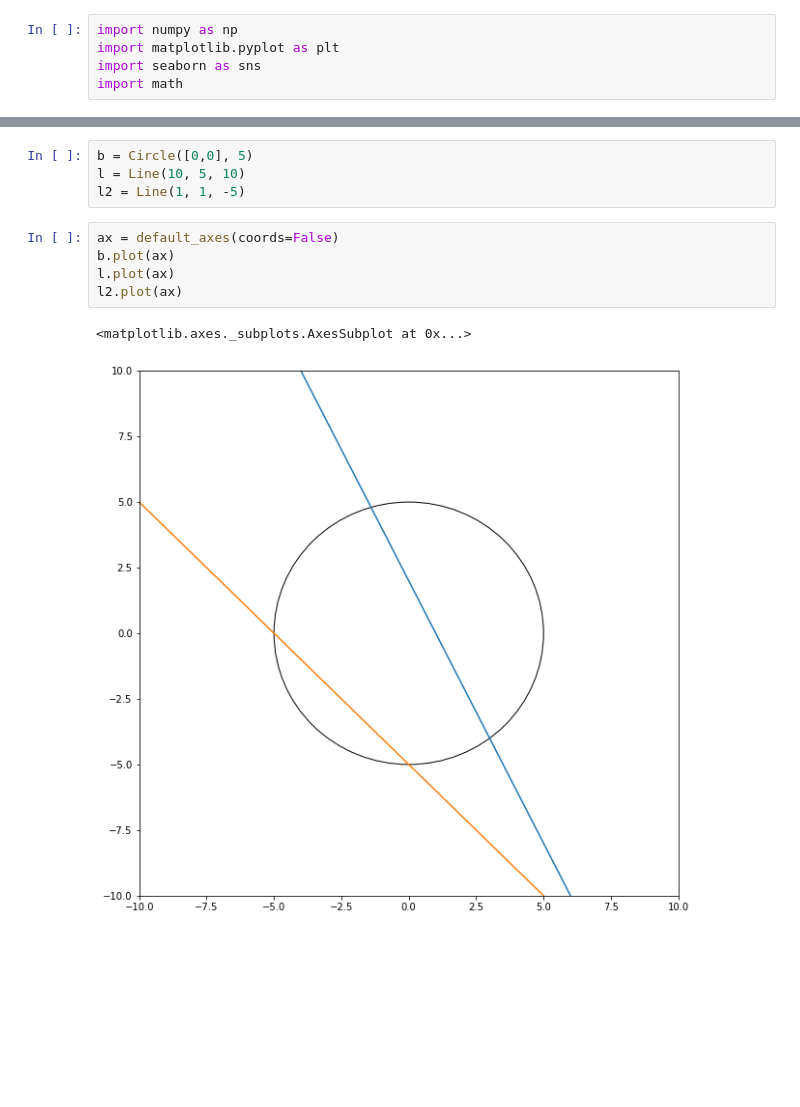
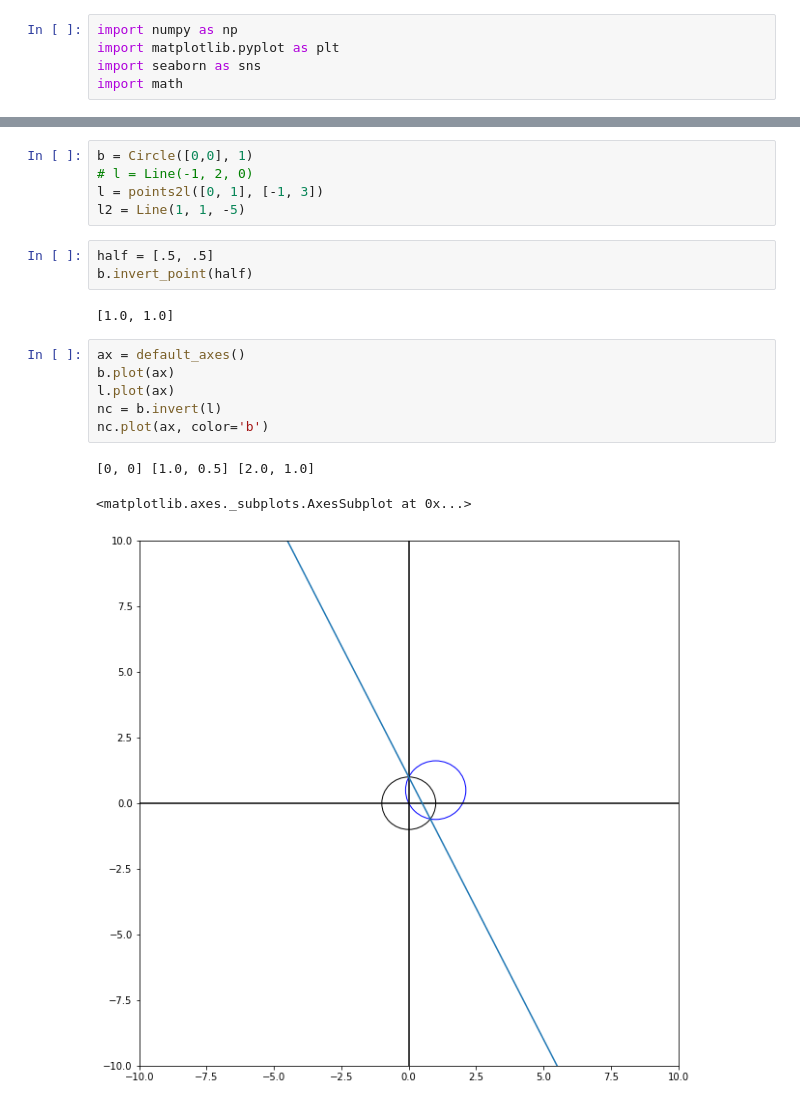
Before and after one commit to PrestonYadegar/MA150, a Jupyter notebook: 2D_test.ipynb, the cells around one changed output, grey strips where cells are left out. Drawn from its saved outputs; the diff is of its cells as text; blank space fills up the shorter version.

Commit message:
Added multiple functions to both the Line and Circle classes as well as plotting tweaks. Also added full functionality for circles inverting lines.

```diff
--- a/2D_test.ipynb
+++ b/2D_test.ipynb
@@ -78,12 +172,20 @@ def default_axes(figsize = (10,10), axis=[-10, 10, -10, 10], coords=True, *args,
 # %%
-b = Circle([0,0], 5)
-l = Line(10, 5, 10)
+b = Circle([0,0], 1)
+# l = Line(-1, 2, 0)
+l = points2l([0, 1], [-1, 3])
 l2 = Line(1, 1, -5)
+# %%
+half = [.5, .5]
+b.invert_point(half)
+# %% [output]
+[1.0, 1.0]
 # %%
-ax = default_axes(coords=False)
+ax = default_axes()
 b.plot(ax)
 l.plot(ax)
-l2.plot(ax)
+nc = b.invert(l)
+nc.plot(ax, color='b')
 # %% [output]
-<matplotlib.axes._subplots.AxesSubplot at 0x...>
+[0, 0] [1.0, 0.5] [2.0, 1.0]
+<matplotlib.axes._subplots.AxesSubplot at 0x...>
-[figure, old version]
+[figure, new version]
```
Also changed, not shown: parts of 3 cells of this notebook.
